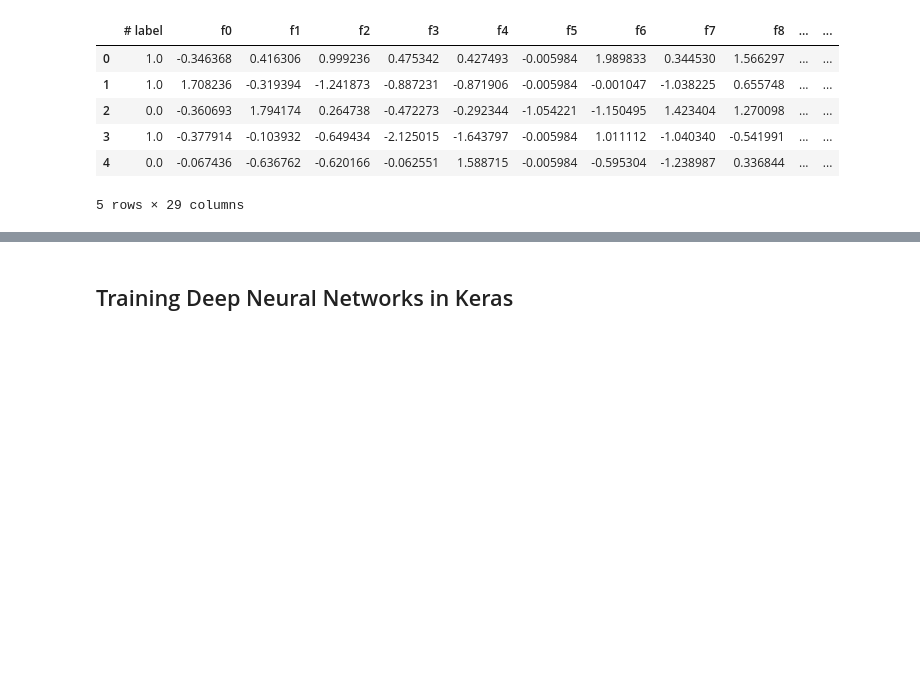
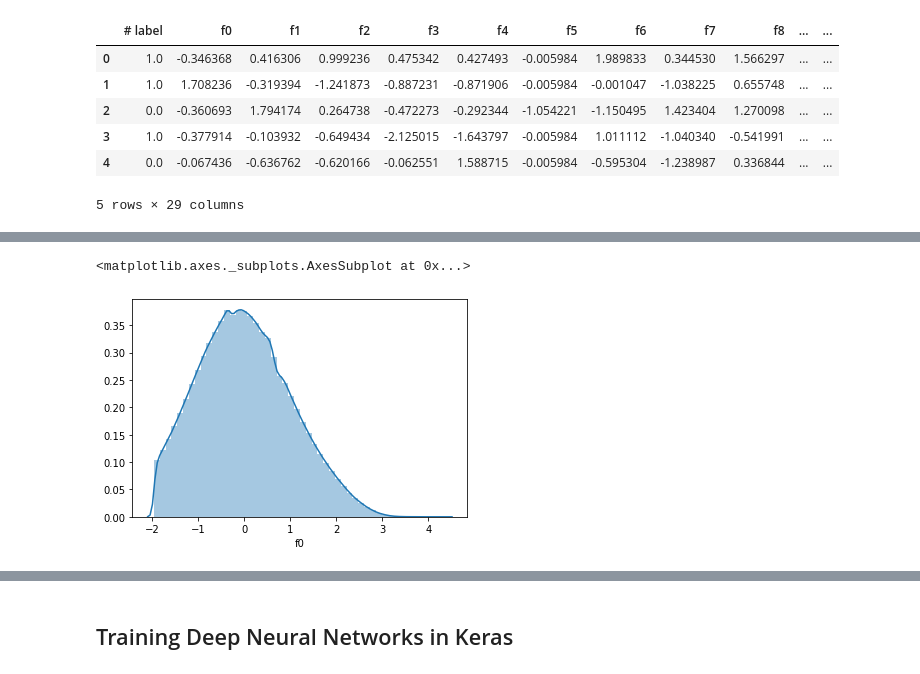
Before and after one commit to AmolMavuduru/HEPMASS_DeepLearning, a Jupyter notebook: Deep Learning HEPMASS Data.ipynb, the cells around one changed output, grey strips where cells are left out. Saved outputs shown, nothing was run; the diff lists cells and outputs as text; code cells hidden in the pictures; blank space fills up the shorter version.

```diff
--- a/Deep Learning HEPMASS Data.ipynb
+++ b/Deep Learning HEPMASS Data.ipynb
@@ -23,0 +52,5 @@ train.head()
+# %%
+sns.distplot(train['f0'])
+# %% [output]
+<matplotlib.axes._subplots.AxesSubplot at 0x...>
+[figure, added]
```
Also changed, not shown: parts of 35 cells of this notebook, 46 other files.
